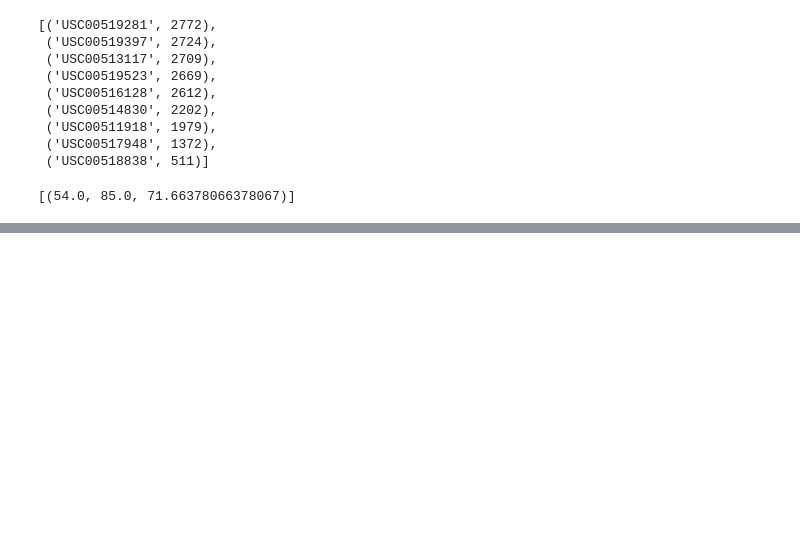
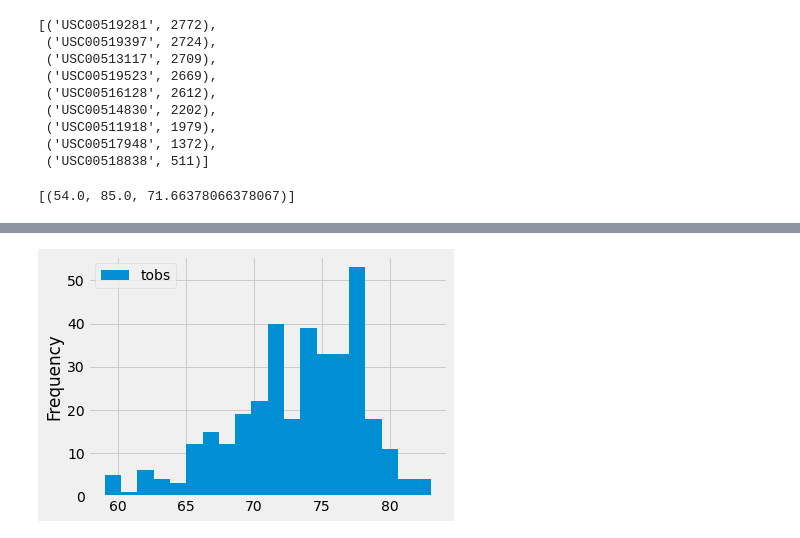
Before and after one commit to jricebae19/surfs_up, a Jupyter notebook: climate_analysis.ipynb, the cells around one changed output, grey strips where cells are left out. Saved outputs shown, nothing was run; the diff lists cells and outputs as text; code cells hidden in the pictures; blank space fills up the shorter version.

```diff
--- a/climate_analysis.ipynb
+++ b/climate_analysis.ipynb
@@ -175,0 +215,6 @@ filter(Measurement.station == 'USC00519281').all()
+# %%
+#Skill drill - adjust bins to 20
+df.plot.hist(bins=20)
+plt.tight_layout()
+# %% [output]
+[figure, added]
```
Also changed, not shown: parts of 4 cells of this notebook.
